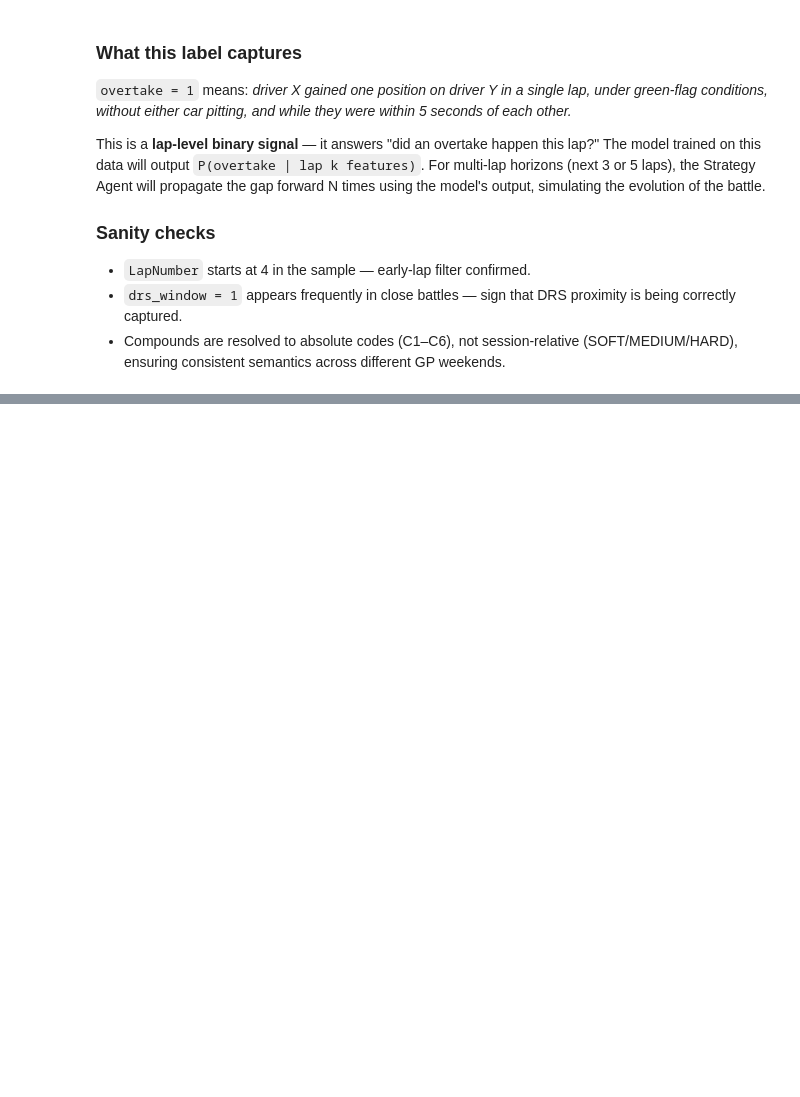
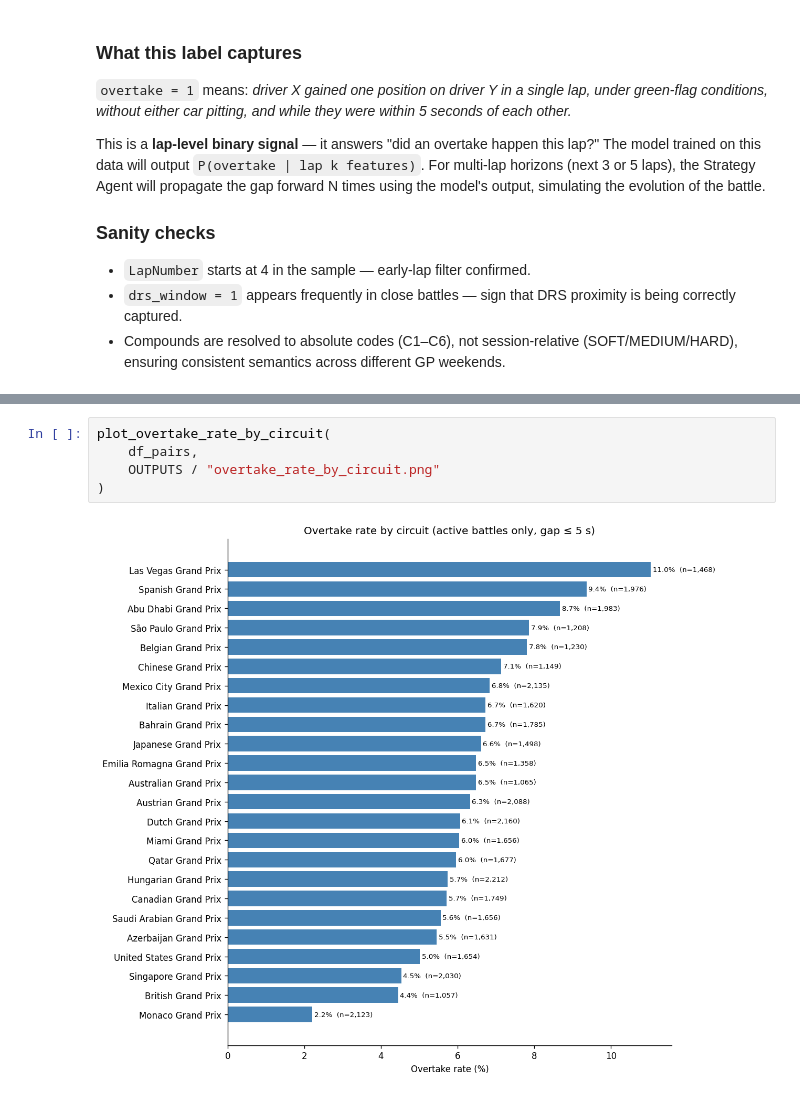
Before and after one commit to VforVitorio/F1-StratLab, a Jupyter notebook: notebooks/strategy/overtake_probability/N11_overtake_eda.ipynb, the cells around one changed output, grey strips where cells are left out. Cells and saved outputs as stored; diff of their text form; blank space fills up the shorter version.

```diff
--- a/notebooks/strategy/overtake_probability/N11_overtake_eda.ipynb
+++ b/notebooks/strategy/overtake_probability/N11_overtake_eda.ipynb
@@ -540,0 +654,7 @@ This is a **lap-level binary signal** — it answers "did an overtake happen thi
+# %%
+plot_overtake_rate_by_circuit(
+    df_pairs,
+    OUTPUTS / "overtake_rate_by_circuit.png"
+)
+# %% [output]
+[figure, added]
```
Also changed, not shown: parts of 16 cells of this notebook.
